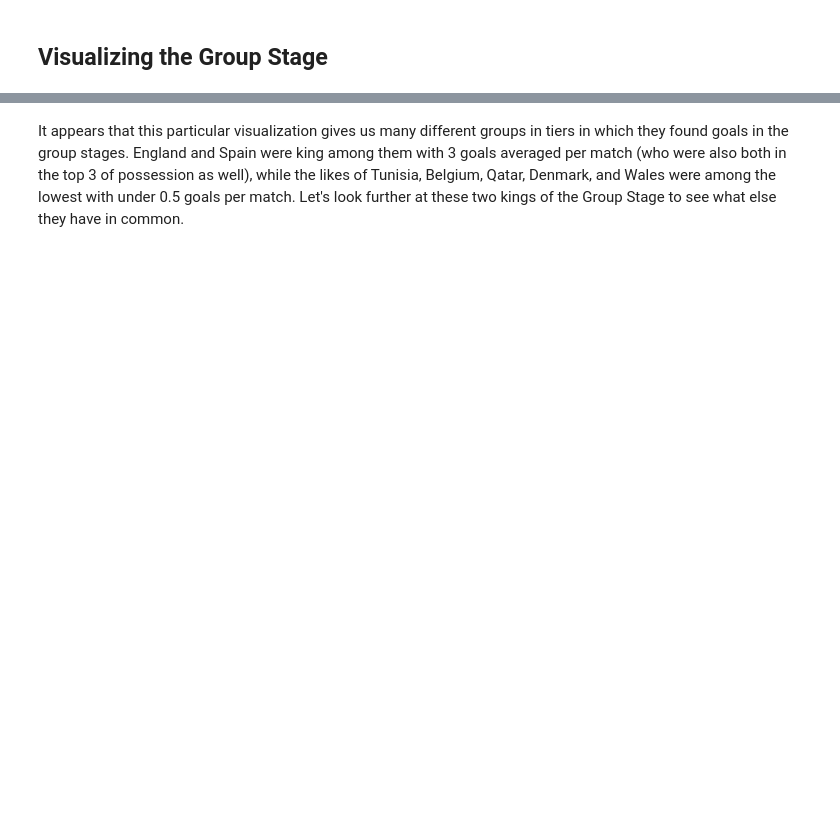
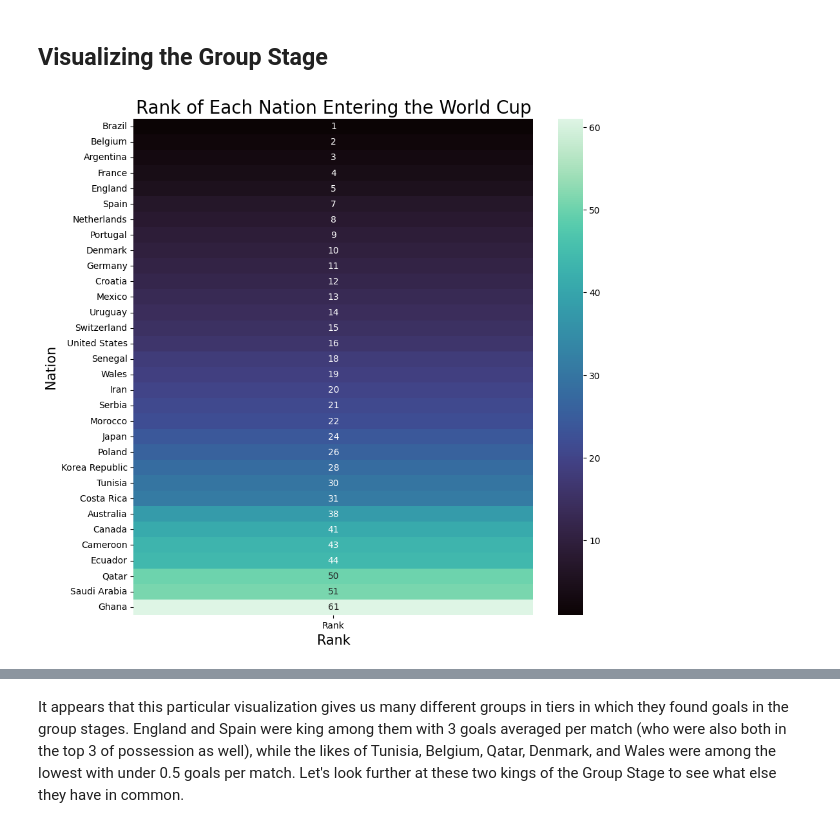
Before and after one commit to ccvale/2022-Qatar-World-Cup-Analysis, a Jupyter notebook: worldcup.ipynb, the cells around one changed output, grey strips where cells are left out. Saved outputs shown, nothing was run; the diff lists cells and outputs as text; code cells hidden in the pictures; blank space fills up the shorter version.

```diff
--- a/worldcup.ipynb
+++ b/worldcup.ipynb
@@ -314,8 +316,12 @@ parseRound(thirdPlaceMatch)
 parseRound(final)
 # %%
 countries['Average Possession in Group'] = round(countries['Possession in Group'] / 3, 2)
-# create column called 'Goals Per Game' which is total goals in group stage divided by 3
 countries['Goals Per Game in Group'] = round(countries['Total Goals in Group'] / 3, 2)
+
+countries['Total Goals'] = countries['Total Goals in Group'] + countries['Total Goals in Round of 16'] + \
+    countries['Total Goals in Quarter-final'] + countries['Total Goals in Semi-final'] + countries['Total Goals in Play-off for third place'] \
+        + countries['Total Goals in Final']
+
 countries.head()
 # %% [output]
 |  | Rank | Points | Possession in Group | Possession in Round of 16 | Possession in Quarter-final | ... |
@@ -430,10 +479,11 @@ Al Sadd SC is an interesting outlier because all of these other clubs are known
 # %% [markdown]
 ## Visualizing the Group Stage
 # %%
-#visualizing the rank of each nation entering WC (better way to visualize this surely)
-plt.figure(figsize=(20, 10))
-sns.barplot(x=countries['Rank'], y=countries.index, palette='mako')
+plt.figure(figsize=(10, 10))
+sns.heatmap(countries['Rank'].to_frame(), annot=True, fmt='g', cmap='mako')
 plt.title('Rank of Each Nation Entering the World Cup', fontsize=20)
 plt.xlabel('Rank', fontsize=15)
 plt.ylabel('Nation', fontsize=15)
 plt.show()
+# %% [output]
+[figure, added]
```
Also changed, not shown: parts of 28 cells of this notebook, 3 other files.
